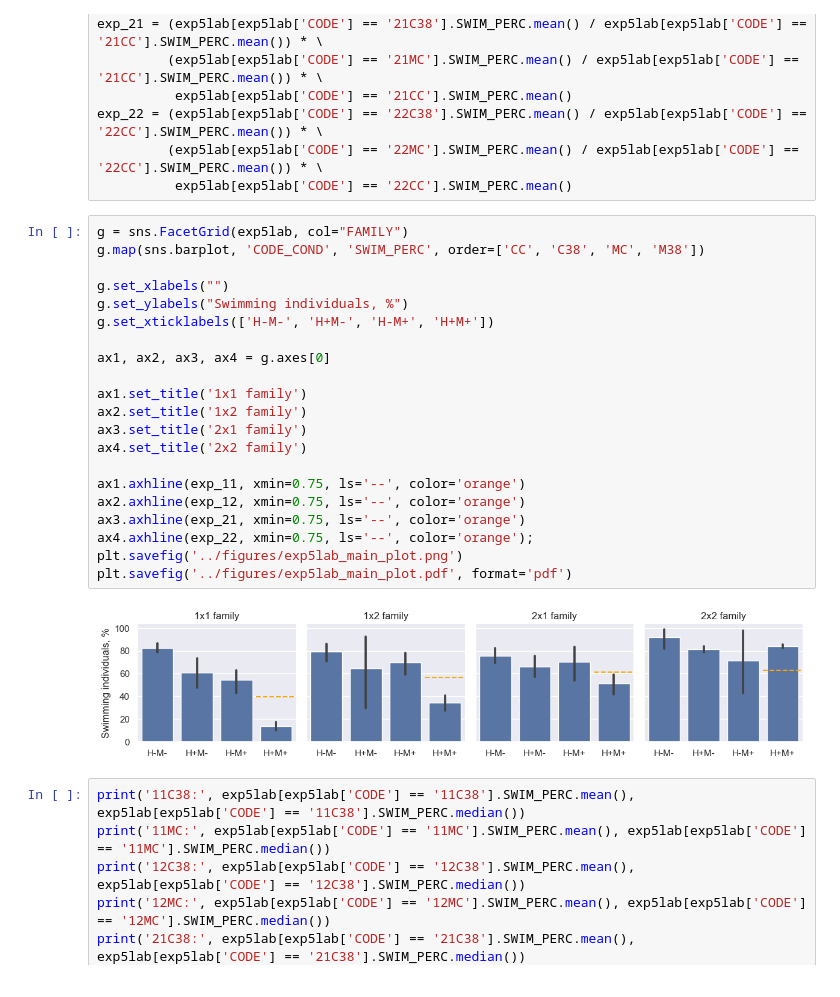
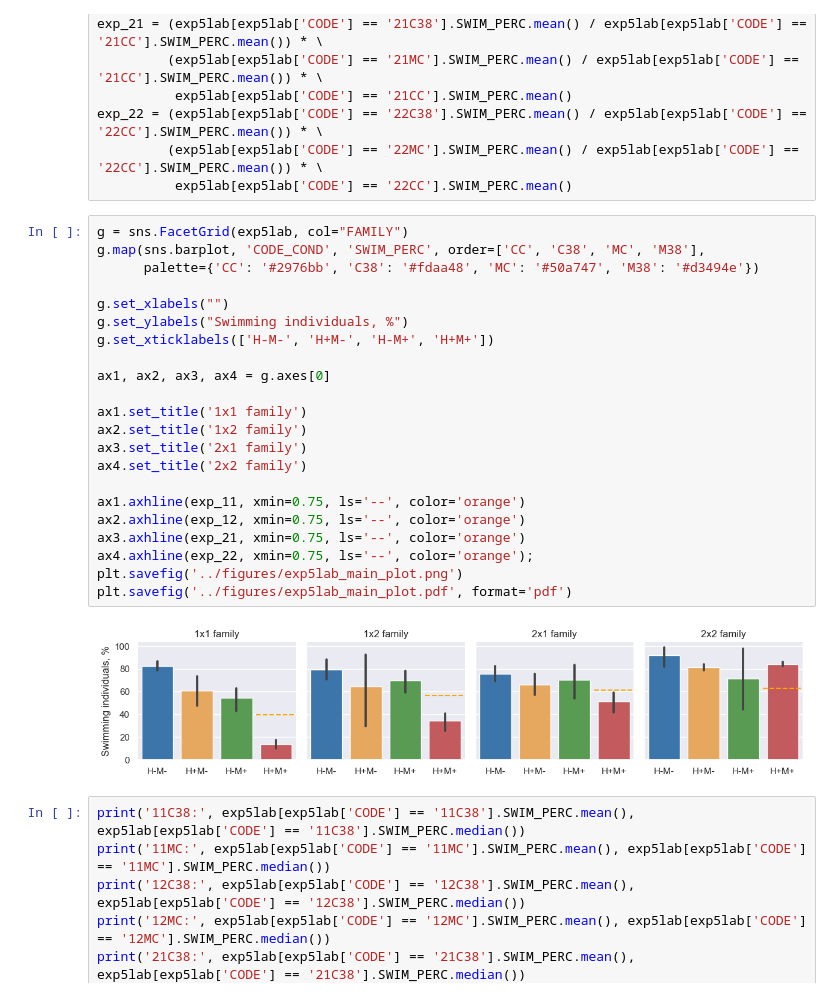
Before and after one commit to mitoclub/fish-strong-purifying-selection, a Jupyter notebook: notebooks/stat_plots_for_paper_draft.ipynb, the cells around one changed output. Cells and saved outputs as stored; diff of their text form.

```diff
--- a/notebooks/stat_plots_for_paper_draft.ipynb
+++ b/notebooks/stat_plots_for_paper_draft.ipynb
@@ -108,27 +108,28 @@ exp_22 = (exp5lab[exp5lab['CODE'] == '22C38'].SWIM_PERC.mean() / exp5lab[exp5lab
           exp5lab[exp5lab['CODE'] == '22CC'].SWIM_PERC.mean()
 # %%
 g = sns.FacetGrid(exp5lab, col="FAMILY")
-g.map(sns.barplot, 'CODE_COND', 'SWIM_PERC', order=['CC', 'C38', 'MC', 'M38'])
+g.map(sns.barplot, 'CODE_COND', 'SWIM_PERC', order=['CC', 'C38', 'MC', 'M38'],
+      palette={'CC': '#2976bb', 'C38': '#fdaa48', 'MC': '#50a747', 'M38': '#d3494e'})
 
 g.set_xlabels("")
 g.set_ylabels("Swimming individuals, %")
 g.set_xticklabels(['H-M-', 'H+M-', 'H-M+', 'H+M+'])
 
 ax1, ax2, ax3, ax4 = g.axes[0]
 
 ax1.set_title('1x1 family')
 ax2.set_title('1x2 family')
 ax3.set_title('2x1 family')
 ax4.set_title('2x2 family')
 
 ax1.axhline(exp_11, xmin=0.75, ls='--', color='orange')
 ax2.axhline(exp_12, xmin=0.75, ls='--', color='orange')
 ax3.axhline(exp_21, xmin=0.75, ls='--', color='orange')
 ax4.axhline(exp_22, xmin=0.75, ls='--', color='orange');
 plt.savefig('../figures/exp5lab_main_plot.png')
 plt.savefig('../figures/exp5lab_main_plot.pdf', format='pdf')
 # %% [output]
-[figure, old version]
+[figure, new version]
 # %%
 print('11C38:', exp5lab[exp5lab['CODE'] == '11C38'].SWIM_PERC.mean(), exp5lab[exp5lab['CODE'] == '11C38'].SWIM_PERC.median())
 print('11MC:', exp5lab[exp5lab['CODE'] == '11MC'].SWIM_PERC.mean(), exp5lab[exp5lab['CODE'] == '11MC'].SWIM_PERC.median())
```
Also changed, not shown: parts of 7 cells of this notebook, 16 other files.
